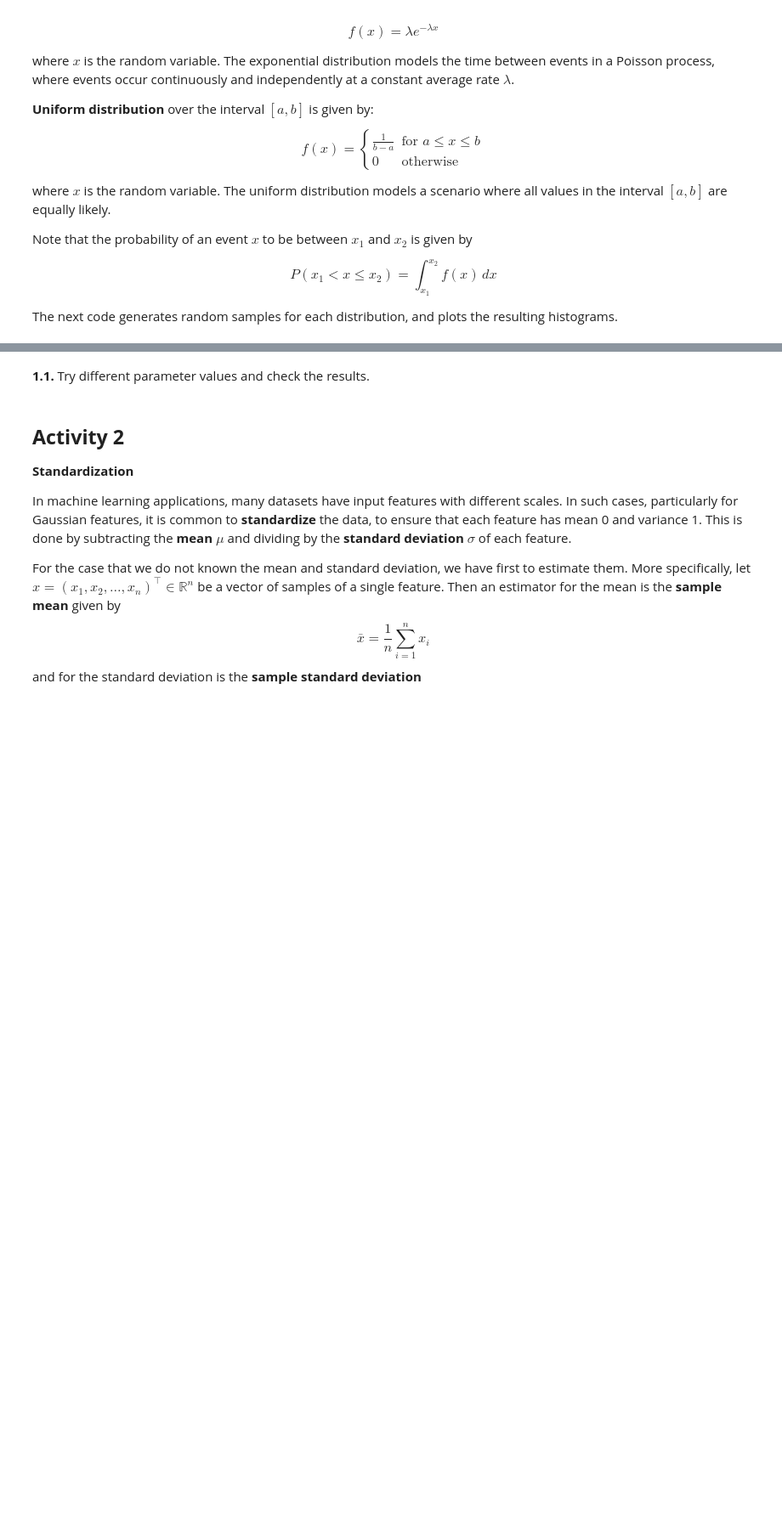
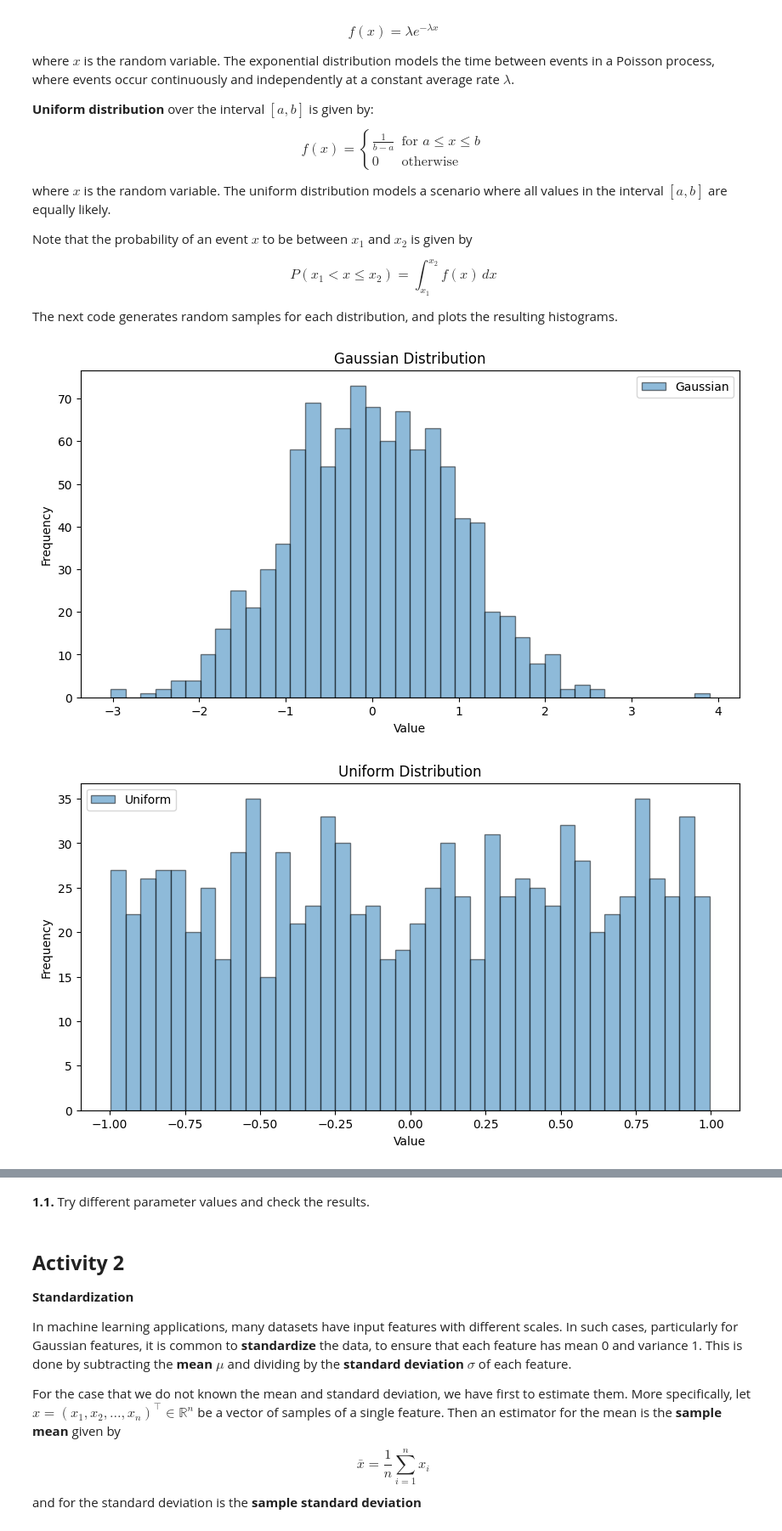
Before and after one commit to brumocas/ML, a Jupyter notebook: lab1/ML_notebook01.ipynb, the cells around one changed output, grey strips where cells are left out. Shown at 85% size. Drawn from its saved outputs; the diff is of its cells as text; code cells hidden in the pictures; blank space fills up the shorter version.

```diff
--- a/lab1/ML_notebook01.ipynb
+++ b/lab1/ML_notebook01.ipynb
@@ -973,11 +1296,11 @@ gaussian = np.random.normal(mean, std, num_samples)
 # Generate Uniform Distribution
 low = -1
 high = 1
-#uniform = ... #To complete!
+uniform = np.random.uniform(low, high, num_samples)
 
 # Generate Exponential Distribution
 lambd = 1
-#exponential = ... #To complete!
+exponential =  np.random.exponential(lambd, num_samples)
 
 # Plot Histograms
 # Plot Gaussian Histogram
@@ -987,30 +1310,33 @@ plt.title('Gaussian Distribution')
 plt.xlabel('Value')
 plt.ylabel('Frequency')
 plt.legend()
 plt.show()
 
 # Plot Uniform Histogram
 plt.figure(figsize=(10, 5))
 plt.hist(uniform, bins=40, edgecolor='black', alpha=0.5, label='Uniform')
 plt.title('Uniform Distribution')
 plt.xlabel('Value')
 plt.ylabel('Frequency')
 plt.legend()
 plt.show()
 
 # Plot Exponential Histogram
 plt.figure(figsize=(10, 5))
 plt.hist(exponential, bins=40, edgecolor='black', alpha=0.5, label='Exponential')
 plt.title('Exponential Distribution')
 plt.xlabel('Value')
 plt.ylabel('Frequency')
 plt.legend()
 plt.show()
 
 #Plot all in the same figure
 plt.figure(figsize=(10, 5))
 plt.hist(gaussian, bins=40, edgecolor='black', alpha=0.5, label='Gaussian')
 plt.hist(uniform, bins=40, edgecolor='black', alpha=0.5, label='Uniform')
 plt.hist(exponential, bins=40, edgecolor='black', alpha=0.5, label='Exponential')
 plt.legend()
 plt.show()
+# %% [output]
+[figure, added]
+[figure, added]
```
Also changed, not shown: parts of 101 cells of this notebook, 1 other file.
